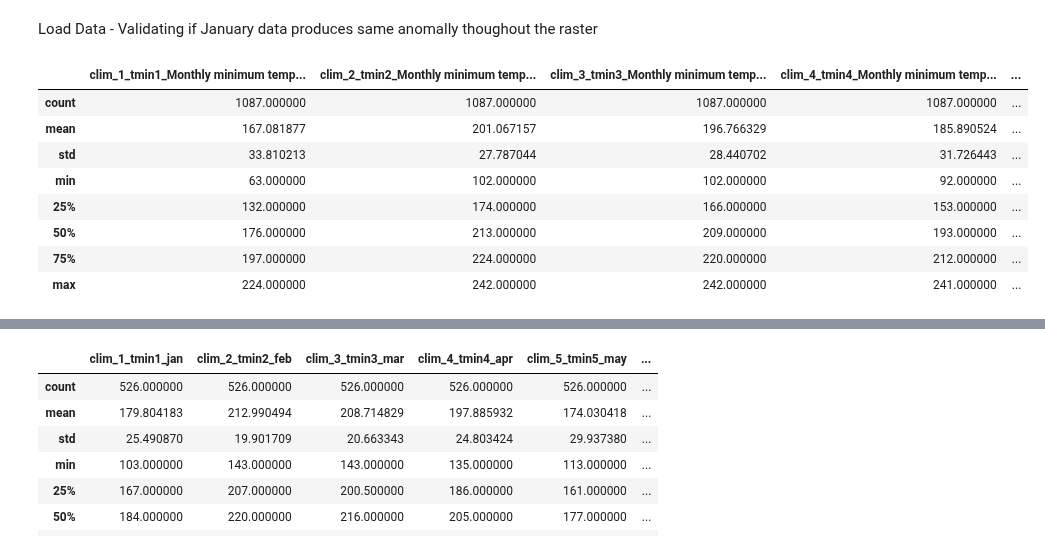
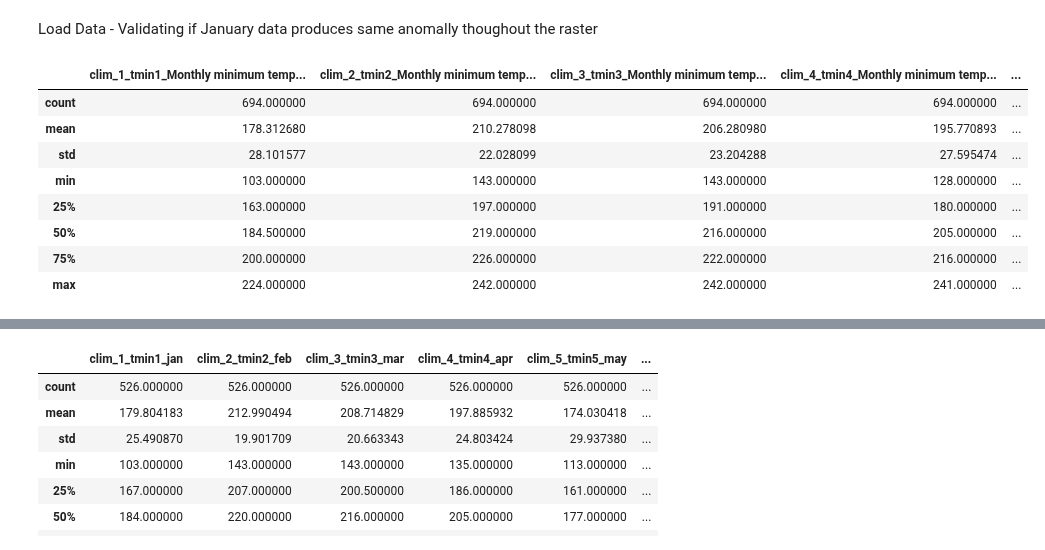
Before and after one commit to tahiri-lab/py_madaclim, a Jupyter notebook: workdir/analysis/bin/graphs/monthly_distribution.ipynb, the cells around one changed output, grey strips where cells are left out. Cells and saved outputs as stored; diff of their text form; code cells hidden in the pictures.

```diff
--- a/workdir/analysis/bin/graphs/monthly_distribution.ipynb
+++ b/workdir/analysis/bin/graphs/monthly_distribution.ipynb
@@ -18,31 +18,44 @@ precip = df_extracted.iloc[:, 24:36]  # Last 12 columns for precipitation
 # %% [markdown]
 Load Data - Validating if January data produces same anomally thoughout the raster
 # %%
-#df = pd.read_csv(r"..\..\data\coll_tree_node.csv")
-df = pd.read_csv(r"..\..\data\coll_all.csv")
+import pandas as pd
+
+df = pd.read_csv(r"..\..\data\coll_tree_node.csv")
+# df = pd.read_csv(r"..\..\data\coll_all.csv")
+# df = pd.read_csv(r"..\..\data\coll_caff_node.csv")
 # filtered_df = df[df['caffeine_class'] != "Absent"]
+
 filtered_df = df.copy()
 
+
 # Extract the first 36 columns
+
 df_extracted = filtered_df.iloc[:, 8:44]  # Select the first 36 columns
 
+
 # Split the dataframe into 3 separate parts
+
 min_temps = df_extracted.iloc[:, :12]  # First 12 columns for min temperatures
+
 max_temps = df_extracted.iloc[:, 12:24]  # Next 12 columns for max temperatures
+
 precip = df_extracted.iloc[:, 24:36]  # Last 12 columns for precipitation
 
 
+
 # coffea_caff_clim = pd.read_csv(r"..\data\coll_caff_node_clim_w_class.csv")
+
 # coffea_caff_env = pd.read_csv(r"..\data\coll_caff_node_env_w_class.csv")
 
+
 min_temps.describe()
 # %% [output]
 |  | clim_1_tmin1_Monthly minimum temp... | clim_2_tmin2_Monthly minimum temp... | clim_3_tmin3_Monthly minimum temp... | clim_4_tmin4_Monthly minimum temp... | ... |
-| count | 1087.000000 | 1087.000000 | 1087.000000 | 1087.000000 | ... |
-| mean | 167.081877 | 201.067157 | 196.766329 | 185.890524 | ... |
-| std | 33.810213 | 27.787044 | 28.440702 | 31.726443 | ... |
-| min | 63.000000 | 102.000000 | 102.000000 | 92.000000 | ... |
-| 25% | 132.000000 | 174.000000 | 166.000000 | 153.000000 | ... |
-| 50% | 176.000000 | 213.000000 | 209.000000 | 193.000000 | ... |
-| 75% | 197.000000 | 224.000000 | 220.000000 | 212.000000 | ... |
+| count | 694.000000 | 694.000000 | 694.000000 | 694.000000 | ... |
+| mean | 178.312680 | 210.278098 | 206.280980 | 195.770893 | ... |
+| std | 28.101577 | 22.028099 | 23.204288 | 27.595474 | ... |
+| min | 103.000000 | 143.000000 | 143.000000 | 128.000000 | ... |
+| 25% | 163.000000 | 197.000000 | 191.000000 | 180.000000 | ... |
+| 50% | 184.500000 | 219.000000 | 216.000000 | 205.000000 | ... |
+| 75% | 200.000000 | 226.000000 | 222.000000 | 216.000000 | ... |
 | max | 224.000000 | 242.000000 | 242.000000 | 241.000000 | ... |
```
Also changed, not shown: parts of 19 cells of this notebook, 2 other files.
